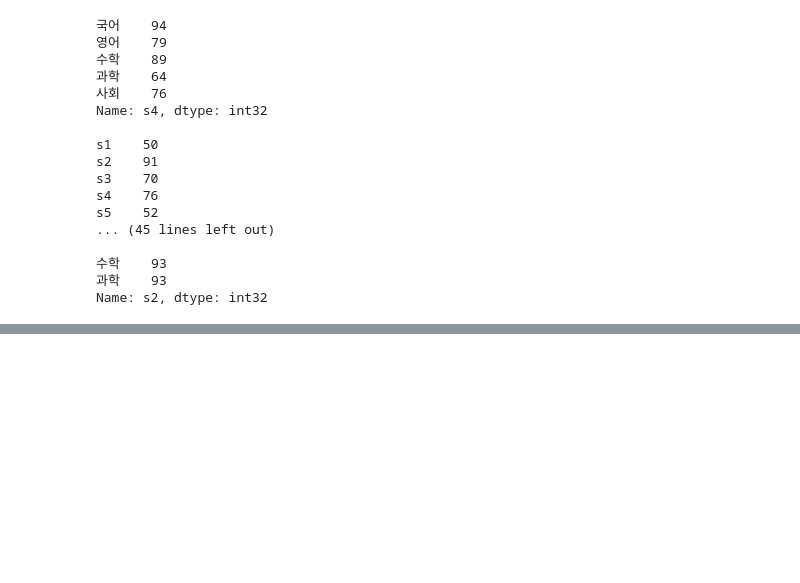
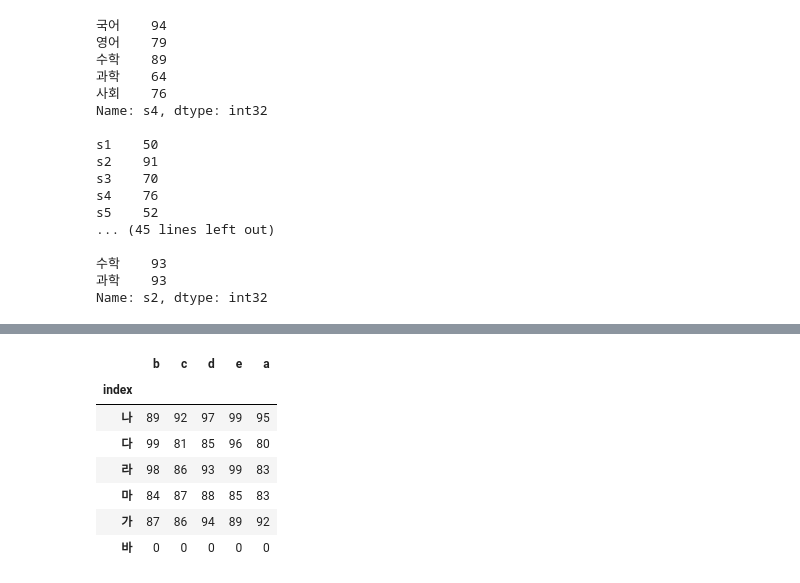
Before and after one commit to ilm52626/HKMD1_Complementary, a Jupyter notebook: m2_분석라이브러리/pandas/pandas_데이터형식_guide.ipynb, the cells around one changed output, grey strips where cells are left out. Drawn from its saved outputs; the diff is of its cells as text; code cells hidden in the pictures; blank space fills up the shorter version.

```diff
--- a/m2_분석라이브러리/pandas/pandas_데이터형식_guide.ipynb
+++ b/m2_분석라이브러리/pandas/pandas_데이터형식_guide.ipynb
@@ -632,0 +798,13 @@ Name: s2, dtype: int32
+# %%
+new_columns = list('bcdea')
+df5 = df4.reindex(columns=new_columns)
+df5
+# %% [output]
+|  | b | c | d | e | a |
+| index |  |  |  |  |  |
+| 나 | 89 | 92 | 97 | 99 | 95 |
+| 다 | 99 | 81 | 85 | 96 | 80 |
+| 라 | 98 | 86 | 93 | 99 | 83 |
+| 마 | 84 | 87 | 88 | 85 | 83 |
+| 가 | 87 | 86 | 94 | 89 | 92 |
+| 바 | 0 | 0 | 0 | 0 | 0 |
```
Also changed, not shown: parts of 23 cells of this notebook.
